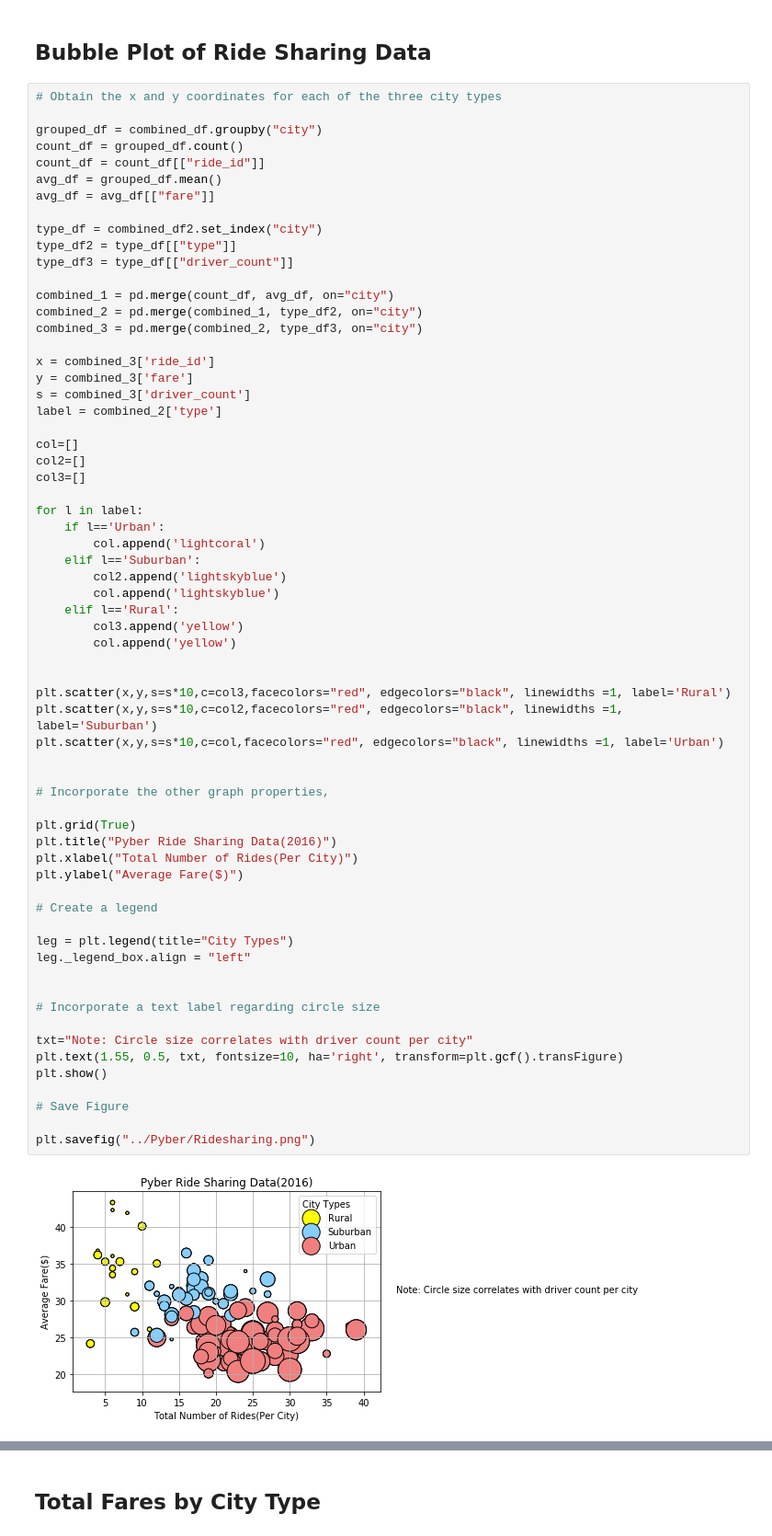
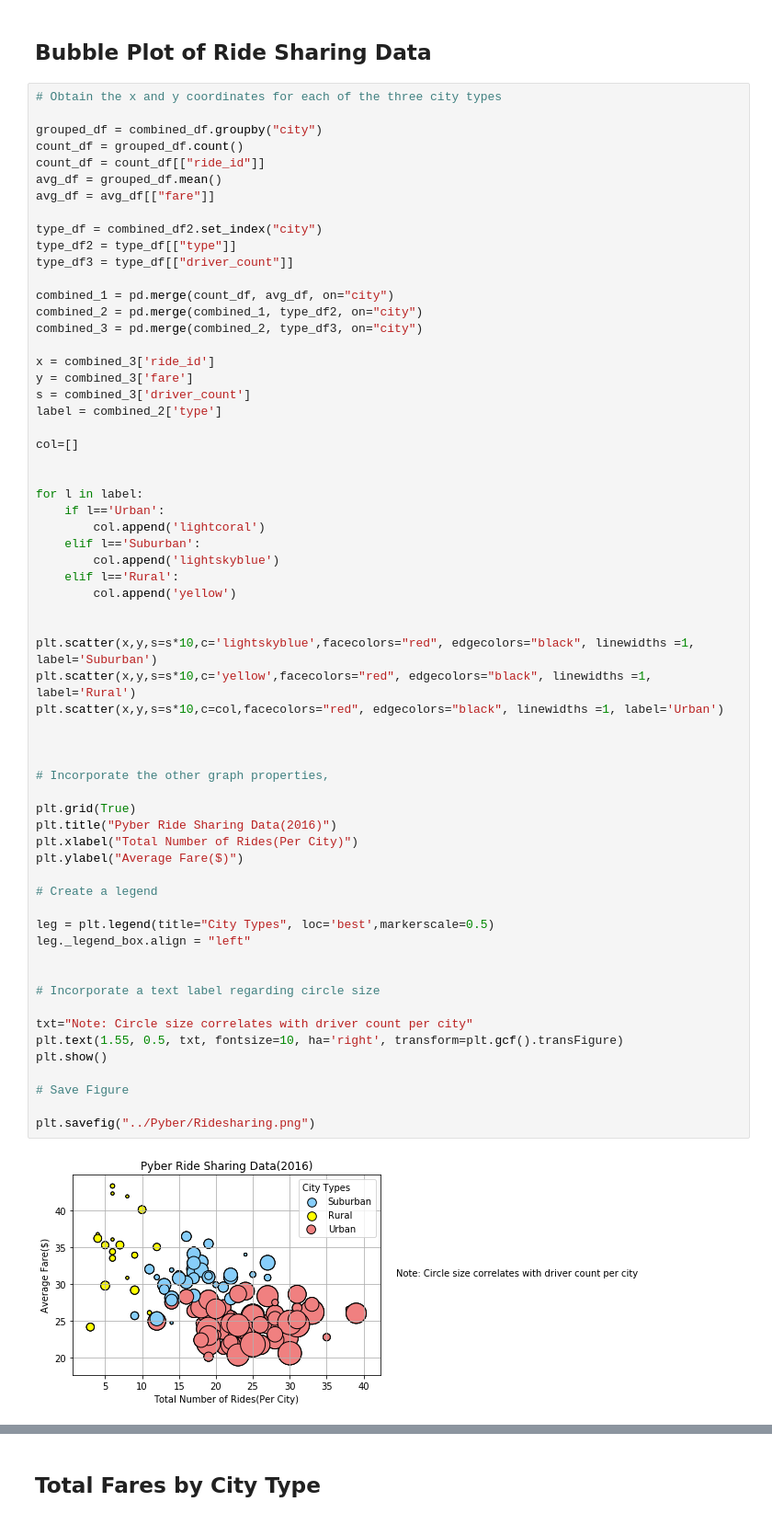
Before and after one commit to jwoh1323/Pyber, a Jupyter notebook: Pyber/pyber_starter.ipynb, the cells around one changed output, grey strips where cells are left out. Shown: that part at 92% size. Cells and saved outputs as stored; diff of their text form.

```diff
--- a/Pyber/pyber_starter.ipynb
+++ b/Pyber/pyber_starter.ipynb
@@ -55,49 +55,47 @@ s = combined_3['driver_count']
 label = combined_2['type']
 
 col=[]
-col2=[]
-col3=[]
+
 
 for l in label:
     if l=='Urban':
         col.append('lightcoral')
     elif l=='Suburban':
-        col2.append('lightskyblue')
         col.append('lightskyblue')
     elif l=='Rural':
-        col3.append('yellow')
         col.append('yellow')
 
 
-plt.scatter(x,y,s=s*10,c=col3,facecolors="red", edgecolors="black", linewidths =1, label='Rural')
-plt.scatter(x,y,s=s*10,c=col2,facecolors="red", edgecolors="black", linewidths =1, label='Suburban')
+plt.scatter(x,y,s=s*10,c='lightskyblue',facecolors="red", edgecolors="black", linewidths =1, label='Suburban')
+plt.scatter(x,y,s=s*10,c='yellow',facecolors="red", edgecolors="black", linewidths =1, label='Rural')
 plt.scatter(x,y,s=s*10,c=col,facecolors="red", edgecolors="black", linewidths =1, label='Urban')
+
 
 
 # Incorporate the other graph properties,
 
 plt.grid(True)
 plt.title("Pyber Ride Sharing Data(2016)")
 plt.xlabel("Total Number of Rides(Per City)")
 plt.ylabel("Average Fare($)")
 
 # Create a legend
 
-leg = plt.legend(title="City Types")
+leg = plt.legend(title="City Types", loc='best',markerscale=0.5)
 leg._legend_box.align = "left"
 
 
 # Incorporate a text label regarding circle size
 
 txt="Note: Circle size correlates with driver count per city"
 plt.text(1.55, 0.5, txt, fontsize=10, ha='right', transform=plt.gcf().transFigure)
 plt.show()
 
 # Save Figure
 
 plt.savefig("../Pyber/Ridesharing.png")
 # %% [output]
-[figure, old version]
+[figure, new version]
 <Figure size 432x288 with 0 Axes>
 # %% [markdown]
 ## Total Fares by City Type
```
